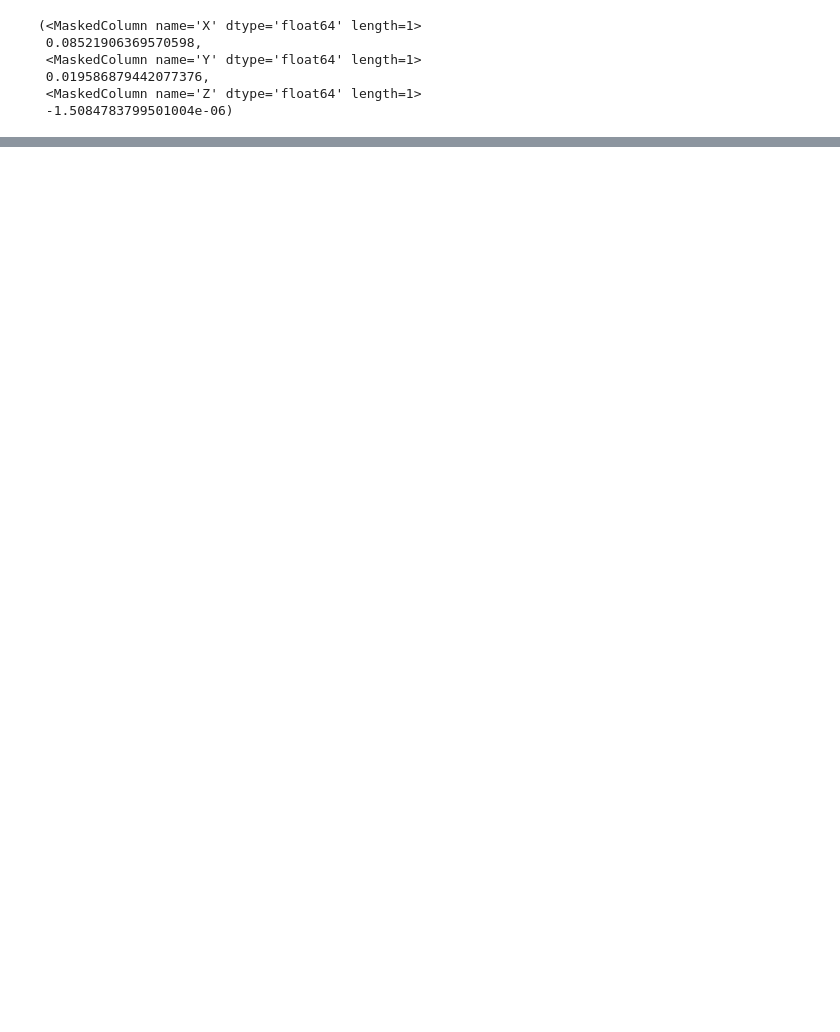
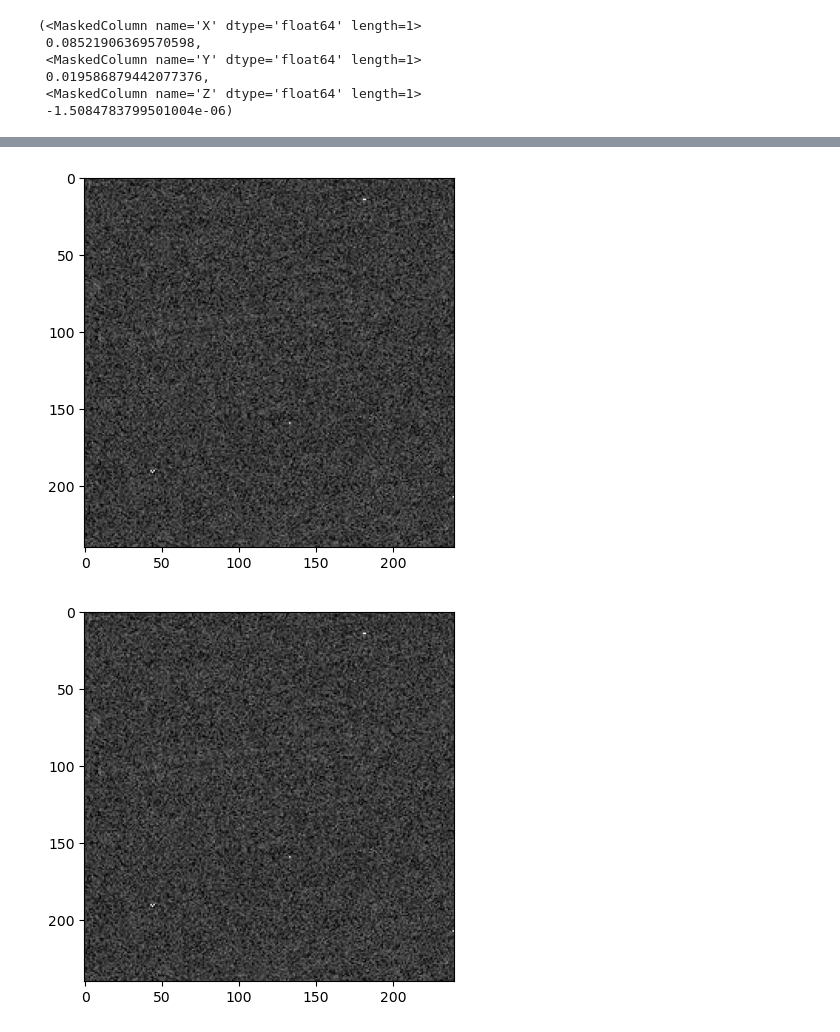
Before and after one commit to at2005/starsweeper, a Jupyter notebook: explore.ipynb, the cells around one changed output, grey strips where cells are left out. Saved outputs shown, nothing was run; the diff lists cells and outputs as text; code cells hidden in the pictures; blank space fills up the shorter version.

```diff
--- a/explore.ipynb
+++ b/explore.ipynb
@@ -209,17 +209,3 @@ def mask_noisy_image(images, ra_center, dec_center, orbital_elements):
 
     # Convert mask to pixel coordinates
     path_pixels = np.where(path_mask)
-# %%
-image = np.array(Image.open("test.jpeg"))
-
-images_to_stack = []
-centers = [(i,j) for i in range(-90, 90) for j in range(-90, 90)]
-
-for i,j in centers:
-    path = stack_across_path_vectorized(image, i, j, {
-        "ascending_node": 144.25847763982,
-        "inclination": 11.93034000
-    })
-
-    # i_0, j_0 = path[0]
-    # image[i_0][j_0] = sum([image[i_path][j_path] for i_path, j_path in path])
@@ -315,0 +313,26 @@ TypeError: Image data of dtype complex128 cannot be converted to float
+# %%
+def simulate_point_source(image, t):
+    image_clone = image.copy()
+    # add gaussian noise
+    image_clone = image_clone + np.random.normal(0, 0.2, image_clone.shape)
+    x_0 = np.array([5, 5])
+    v = np.array([2, 1])
+    # model nonlinear motion
+    x = x_0 + v * t * int(np.sqrt(t)) + int(np.random.randint(-2, 2, 1)) - int(np.exp(-t))
+    # super dim
+    image_clone[x[0], x[1]] = 130
+    return image_clone
+
+
+real_image = np.array(Image.open("fourier.jpeg"))
+timeseries = []
+timesteps = [0, 1, 3, 8, 10]
+for t in range(5):
+    timeseries.append(simulate_point_source(real_image, timesteps[t]))
+# %%
+for i in range(len(timeseries)):
+    plt.imshow(timeseries[i], cmap="gray")
+    plt.show()
+# %% [output]
+[figure, added]
+[figure, added]
```
Also changed, not shown: parts of 8 cells of this notebook.
